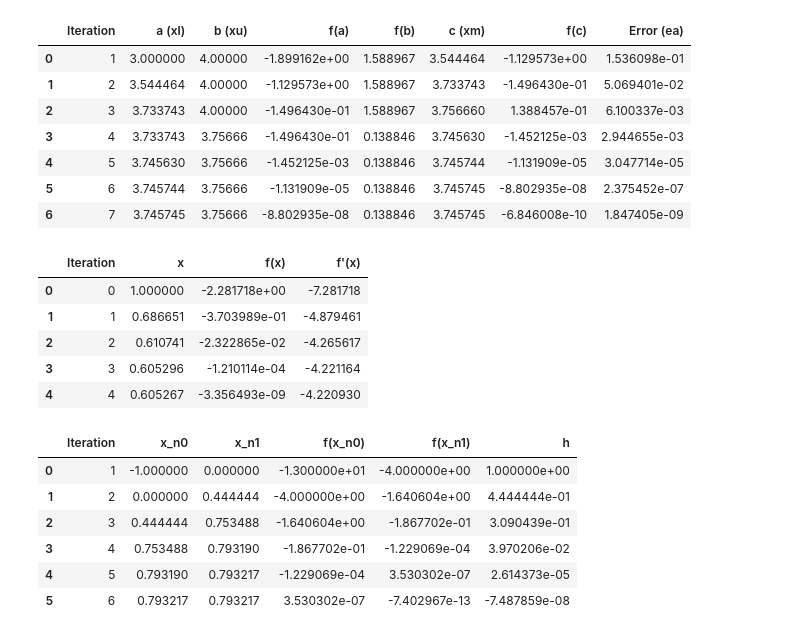
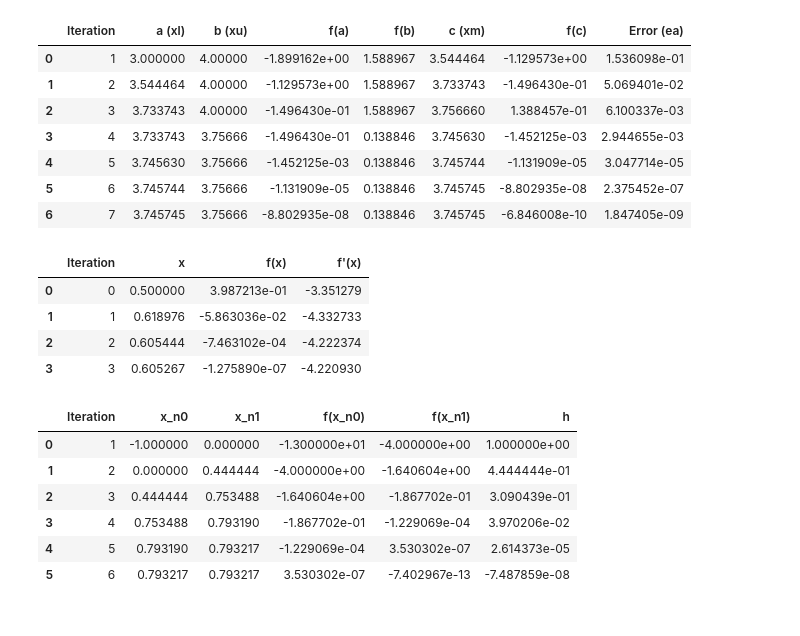
Before and after one commit to yogarn/metnum, a Jupyter notebook: 4_persamaan_non_linear.ipynb, the cells around one changed output. Drawn from its saved outputs; the diff is of its cells as text; code cells hidden in the pictures.

```diff
--- a/4_persamaan_non_linear.ipynb
+++ b/4_persamaan_non_linear.ipynb
@@ -259,15 +260,14 @@ def newton_raphson(func, deriv, x0, tol=1e-7, max_iter=100):
 
     return pd.DataFrame(results), 'Method did not converge'
 # %%
-df, x = newton_raphson(lambda x: math.e**x - 5*x**2, lambda x: math.e**x - 10*x, 1, 1e-5)
+df, x = newton_raphson(lambda x: math.e**x - 5*x**2, lambda x: math.e**x - 10*x, 0.5, 1e-5)
 df
 # %% [output]
 |  | Iteration | x | f(x) | f'(x) |
-| 0 | 0 | 1.000000 | -2.281718e+00 | -7.281718 |
-| 1 | 1 | 0.686651 | -3.703989e-01 | -4.879461 |
-| 2 | 2 | 0.610741 | -2.322865e-02 | -4.265617 |
-| 3 | 3 | 0.605296 | -1.210114e-04 | -4.221164 |
-| 4 | 4 | 0.605267 | -3.356493e-09 | -4.220930 |
+| 0 | 0 | 0.500000 | 3.987213e-01 | -3.351279 |
+| 1 | 1 | 0.618976 | -5.863036e-02 | -4.332733 |
+| 2 | 2 | 0.605444 | -7.463102e-04 | -4.222374 |
+| 3 | 3 | 0.605267 | -1.275890e-07 | -4.220930 |
 # %%
 import pandas as pd
 import math
```
Also changed, not shown: parts of 1 cell of this notebook.
